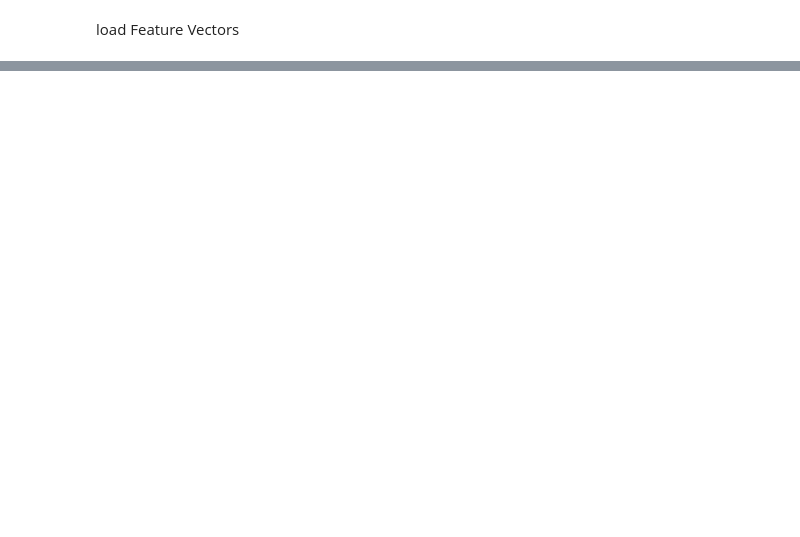
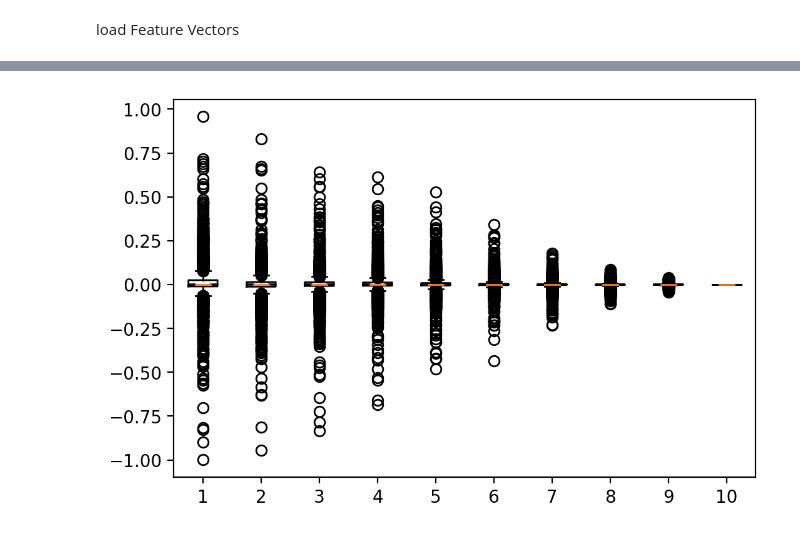
Before and after one commit to nilsschillmann/bachelor, a Jupyter notebook: feature_comparison.ipynb, the cells around one changed output, grey strips where cells are left out. Saved outputs shown, nothing was run; the diff lists cells and outputs as text; code cells hidden in the pictures; blank space fills up the shorter version.

```diff
--- a/feature_comparison.ipynb
+++ b/feature_comparison.ipynb
@@ -50,5 +78,10 @@ for index, ax in enumerate(axs):
 # %%
 diffs = [normals[-1] - n for n in normals]
+# %%
+fig, ax = plt.subplots(dpi=200)
+ax.boxplot(diffs, vert=True, autorange=True, notch=True, showfliers=True);
+# %% [output]
+[figure, added]
 # %%
 fig, ax = plt.subplots(dpi=200)
 ax.boxplot(diffs, vert=True, autorange=True, notch=True, showfliers=False);
```
Also changed, not shown: parts of 9 cells of this notebook, 4 other files.
